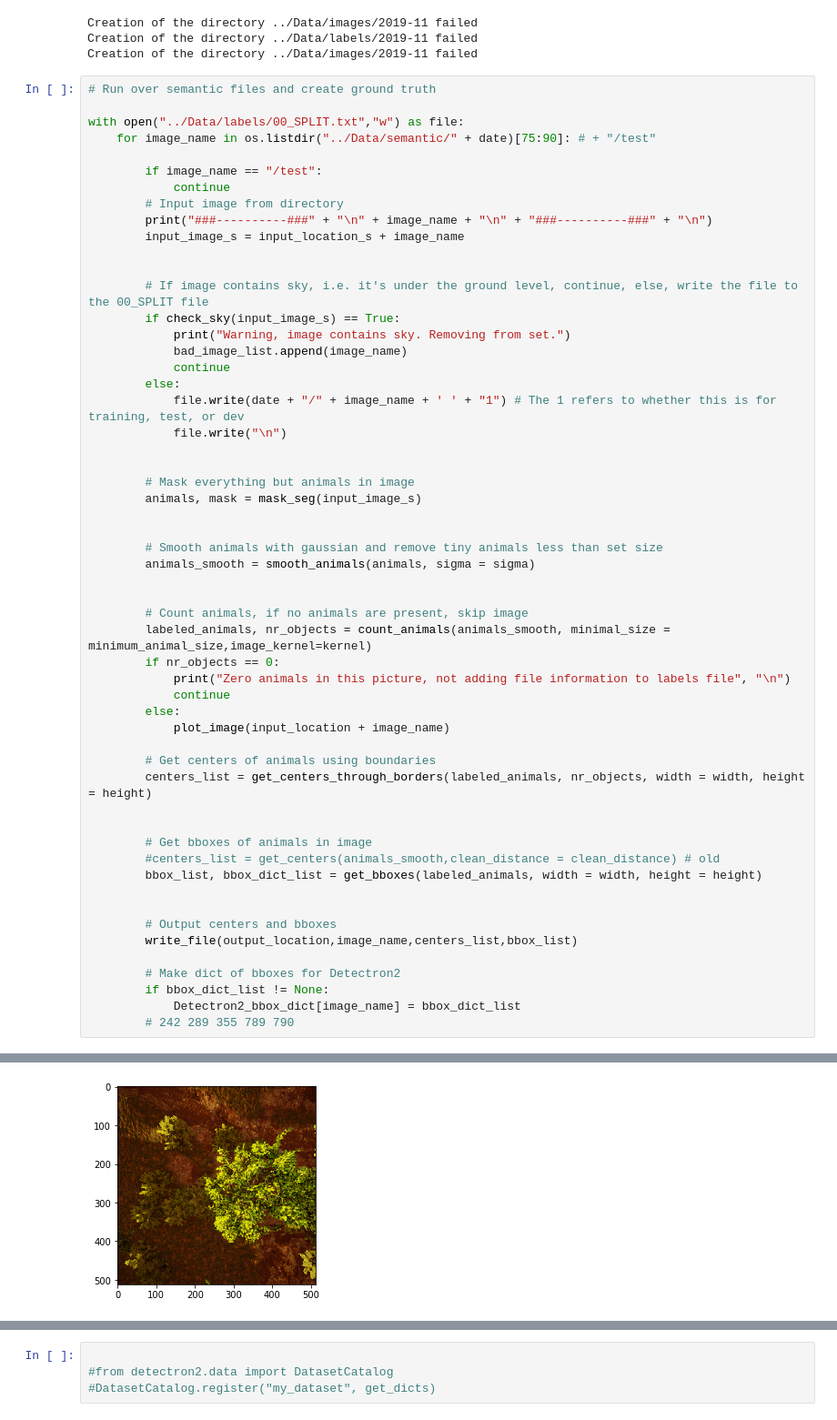
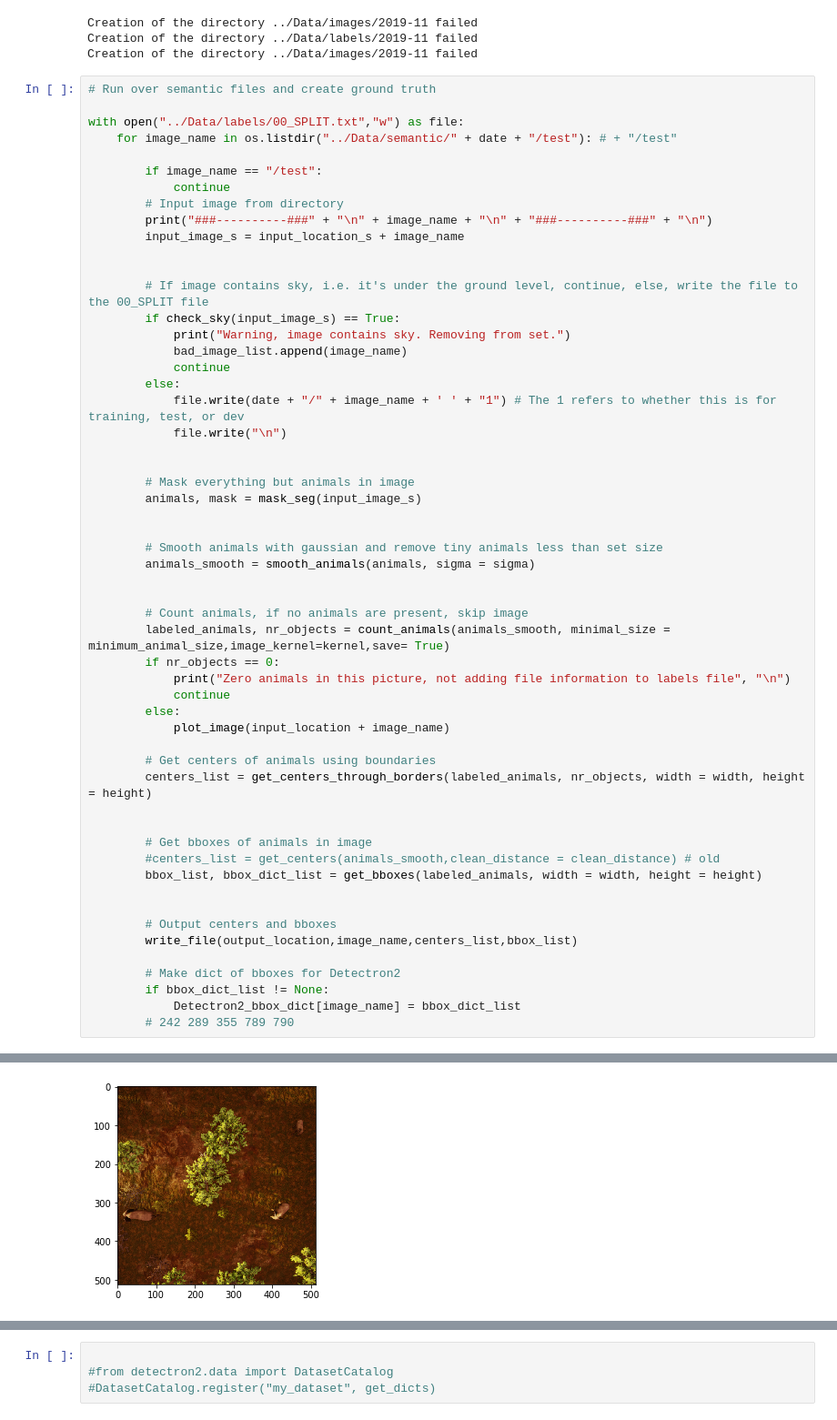
Before and after one commit to DerekvdVen/imaginary-animals, a Jupyter notebook: Main.ipynb, the cells around one changed output, grey strips where cells are left out. Shown at 91% size. Saved outputs shown, nothing was run; the diff lists cells and outputs as text.

```diff
--- a/Main.ipynb
+++ b/Main.ipynb
@@ -39,7 +40,7 @@ Creation of the directory ../Data/images/2019-11 failed
 # Run over semantic files and create ground truth
 
 with open("../Data/labels/00_SPLIT.txt","w") as file:
-    for image_name in os.listdir("../Data/semantic/" + date)[75:90]: # + "/test"
+    for image_name in os.listdir("../Data/semantic/" + date + "/test"): # + "/test"
 
         if image_name == "/test":
             continue
@@ -67,7 +68,7 @@ with open("../Data/labels/00_SPLIT.txt","w") as file:
 
 
         # Count animals, if no animals are present, skip image
-        labeled_animals, nr_objects = count_animals(animals_smooth, minimal_size = minimum_animal_size,image_kernel=kernel)
+        labeled_animals, nr_objects = count_animals(animals_smooth, minimal_size = minimum_animal_size,image_kernel=kernel,save= True)
         if nr_objects == 0:
             print("Zero animals in this picture, not adding file information to labels file", "\n")
             continue
@@ -104,2 +105,2 @@ Labeled blobs after dilation
 Real image
-[figure, old version]
+[figure, new version]
```
Also changed, not shown: parts of 4 cells of this notebook, 1 other file.
